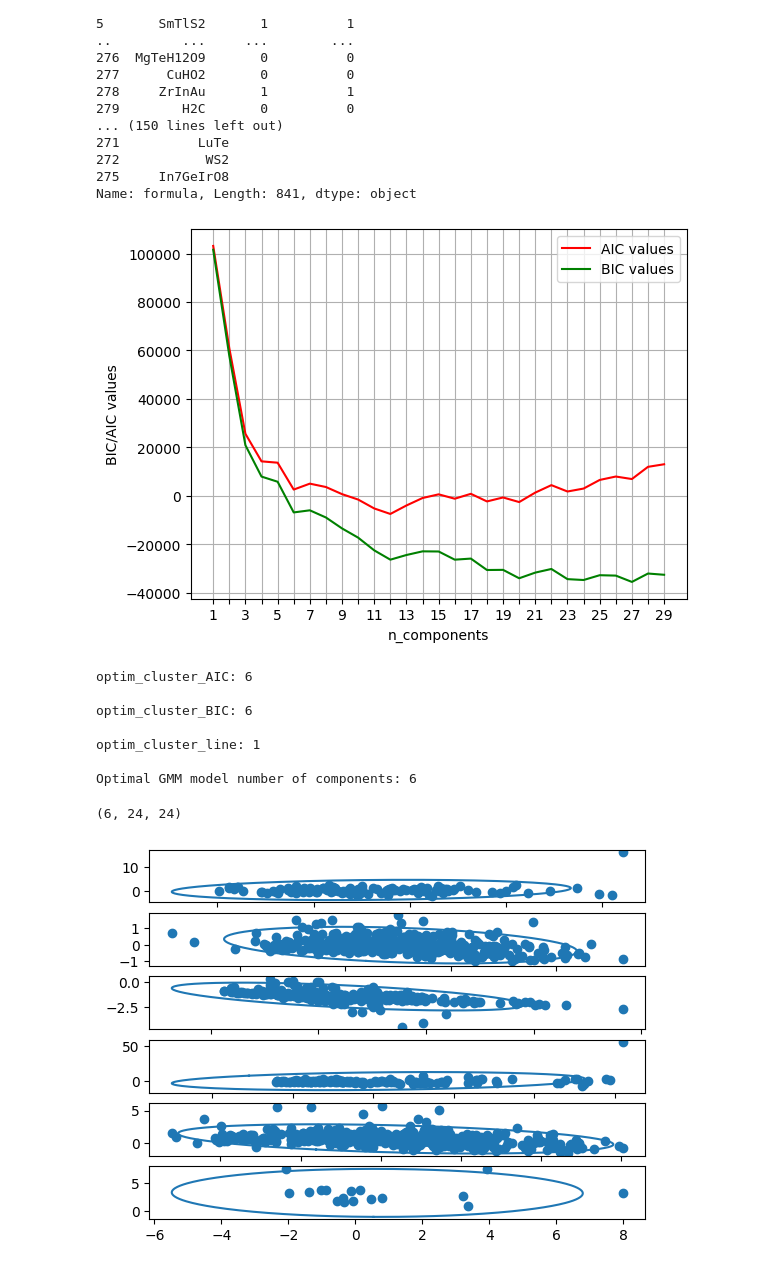
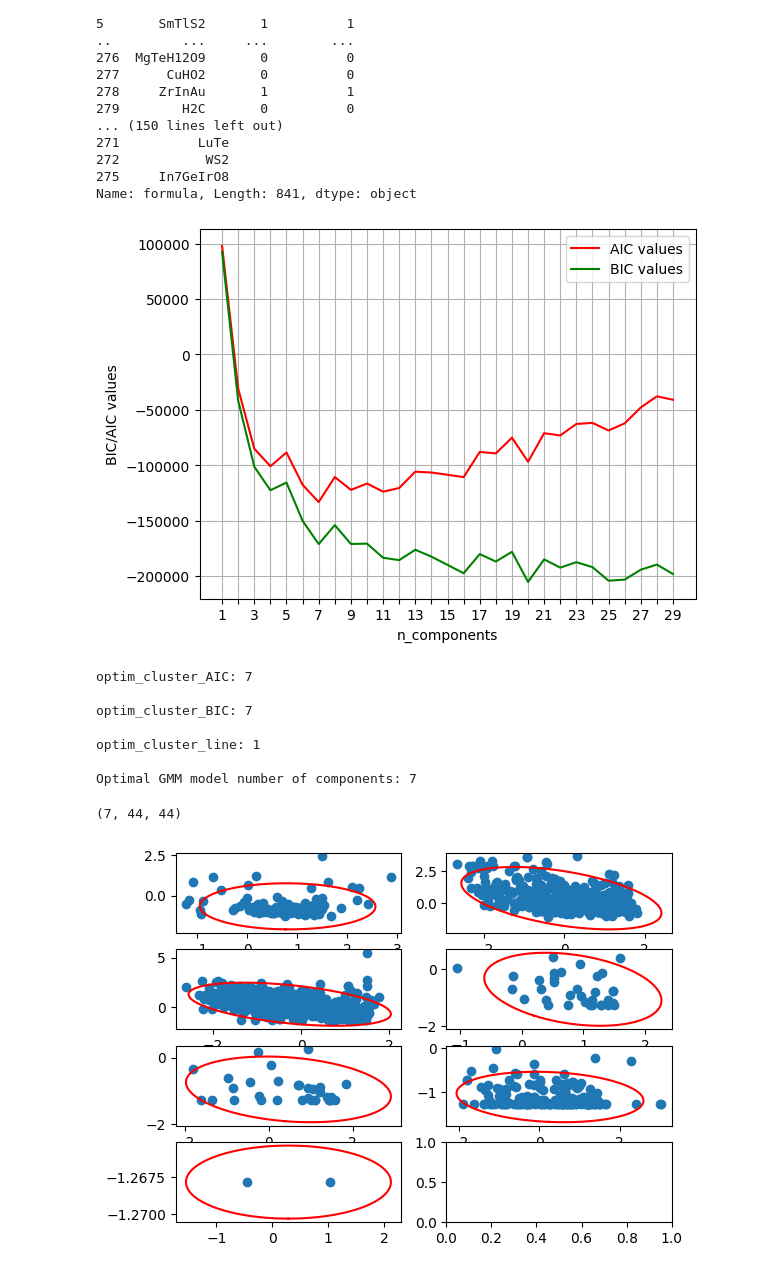
Before and after one commit to mariapasaylo/LUMENS-PV, a Jupyter notebook: ml_classifiers/KMeansMethods.ipynb, the cells around one changed output. Cells and saved outputs as stored; diff of their text form; code cells hidden in the pictures.

Commit message:
Added Graph to Visualize GMM Clusters

```diff
--- a/ml_classifiers/KMeansMethods.ipynb
+++ b/ml_classifiers/KMeansMethods.ipynb
@@ -173,10 +173,11 @@ data_nd  = pca.fit_transform(df_numerical_standard)
 df_nd = pd.DataFrame(data_nd, columns = [f"PCA{i}" for i in range(0,data_nd.shape[1])])
 
 
+
 for gmm_model in GMM_models:
-    gmm_model.fit(df_nd)
-    BIC_VALS.append(gmm_model.aic(df_nd))
-    AIC_VALS.append(gmm_model.bic(df_nd))
+    gmm_model.fit(df_numerical_standard)
+    BIC_VALS.append(gmm_model.aic(df_numerical_standard))
+    AIC_VALS.append(gmm_model.bic(df_numerical_standard))
 
 
 X_constraints = np.arange(1,len(GMM_models)+1)
@@ -213,8 +214,8 @@ optim_clusters_BIC = np.argmax(np.abs(np.cross(points_BIC-P1_BIC,Pn_BIC-P1_BIC))
                                   /np.linalg.norm(Pn_BIC-P1_BIC))+1
 
 
-AIC_first_deriv = np_AIC[1:]-np_AIC[0:-1]
-BIC_first_deriv = np_BIC[1:]-np_BIC[0:-1]
+#AIC_first_deriv = np_AIC[1:]-np_AIC[0:-1]
+#BIC_first_deriv = np_BIC[1:]-np_BIC[0:-1]
 
 optim_cluster_number = np.argmax(np.abs(np_AIC-cluster_num_normalized))+1
 
@@ -230,24 +231,21 @@ optim_GMM_model  = GMM(n_components = optim_cluster_num, covariance_type = "full
 
 print(f"Optimal GMM model number of components: {optim_cluster_num} \n")
 # %% [output]
-[figure, old version]
+[figure, new version]
-optim_cluster_AIC: 6
+optim_cluster_AIC: 7
 
-optim_cluster_BIC: 6
+optim_cluster_BIC: 7
 
 optim_cluster_line: 1
 
-Optimal GMM model number of components: 6
+Optimal GMM model number of components: 7
 # %%
 #Once we have determined the optimal GMM_model to use, we follow similar pipline for kmeans
 #Split data into clusters based on GMM_model
 #plot results using fig, ax and continue
 
 from sklearn.decomposition import PCA
-from sklearn.preprocessing import StandardScaler
-from sklearn.impute import SimpleImputer
 from scipy import linalg
-import matplotlib
 
 
 """
@@ -262,77 +260,54 @@ df_nd = pd.DataFrame(data_nd[:,0:2], columns = ["PCA1","PCA2"])
 
 
 
-optim_GMM_model.fit(df_nd)
+optim_GMM_model.fit(df_numerical_standard)
 optim_GMM_means = optim_GMM_model.means_
-optim_GMM_labels = optim_GMM_model.predict(df_nd)
+optim_GMM_labels = optim_GMM_model.predict(df_numerical_standard)
 optim_GMM_covariances = optim_GMM_model.covariances_
 print (optim_GMM_covariances.shape)
-df_nd["labels"] = optim_GMM_labels
-grouped_values = df_nd.groupby("labels")
+df_numerical_standard = pd.DataFrame(data = df_numerical_standard, columns = df_numerical.columns)
+df_numerical_standard["labels"] = optim_GMM_labels
+grouped_values = df_numerical_standard.groupby("labels")
 
 #cluster_list = [df_numerical.[optim_GMM_labels = i ,] for i in range()
 #df_labels = pd.dataframe({"formula": df_numerical["formula"], "slme_10": df_slme["slme"], "optim_GMM_labels":})
 
 
-fig,axs = plt.subplots(nrows = optim_GMM_model.n_components, ncols = 1)
+fig,axs = plt.subplots(nrows = optim_GMM_model.n_components//2+1, ncols = 2)
 
 
 
 for i, (mean, covariance, (label,cluster)) in enumerate(zip(optim_GMM_means, optim_GMM_covariances, grouped_values)):
     """
     Implement tomorrow I guessn
 
 
     """
 
     angle_param = np.linspace(0,2*np.pi,360)
     rotation_vec = np.vstack((np.cos(angle_param),np.sin(angle_param)))
     eigen_val, eigen_vector = linalg.eigh(covariance[:2,:2])
 
 
     ellpise = mean[:,np.newaxis][:2,:] + eigen_vector @ np.diag(eigen_val**0.5*np.sqrt(5.992)) @ rotation_vec
-    axs[i].plot(ellpise[0,:],ellpise[1,:],'r')
-    axs[i].scatter(cluster.values[:,0],cluster.values[:,1])
+    axs[i//2][i%2].plot(ellpise[0,:],ellpise[1,:],'r')
+    axs[i//2][i%2].scatter(cluster.values[:,0],cluster.values[:,1])
 
      # Project mean to 2D (first two features)
 
 
 
-    """
-
-    mean_2d = mean[:2]
-
-    # Project covariance to 2D
-    cov_2d = np.diag(covariance)[:2, :2] if covariance.ndim == 1 else covariance[:2, :2]
-
-    # Eigen decomposition
-    eigen_val, eigen_vector = linalg.eigh(covariance)
-
-    # Confidence ellipse scaling
-    radii = np.sqrt(5.991 * eigen_val)*10.0
-
-    # Ellipse angle
-    angle = np.degrees(np.arctan2(eigen_vector[1,1], eigen_vector[0,1]))
-
-    # Create ellipse
-    ellipse = matplotlib.patches.Ellipse(mean_2d, width=2*radii[0], height=2*radii[1],
-                                         angle=angle+180, edgecolor='r', facecolor='none', lw=2)
-    axs[i].add_patch(ellipse)
 
 
-    # Scatter 2D points
-    axs[i].scatter(cluster.values[:,0], cluster.values[:,1])
 
-   # axs[i].set_aspect('equal')
-    """
 
 
 
 
 
 
 
 #GMM_clusters =
 # %% [output]
-(6, 24, 24)
+(7, 44, 44)
-[figure, old version]
+[figure, new version]
```
